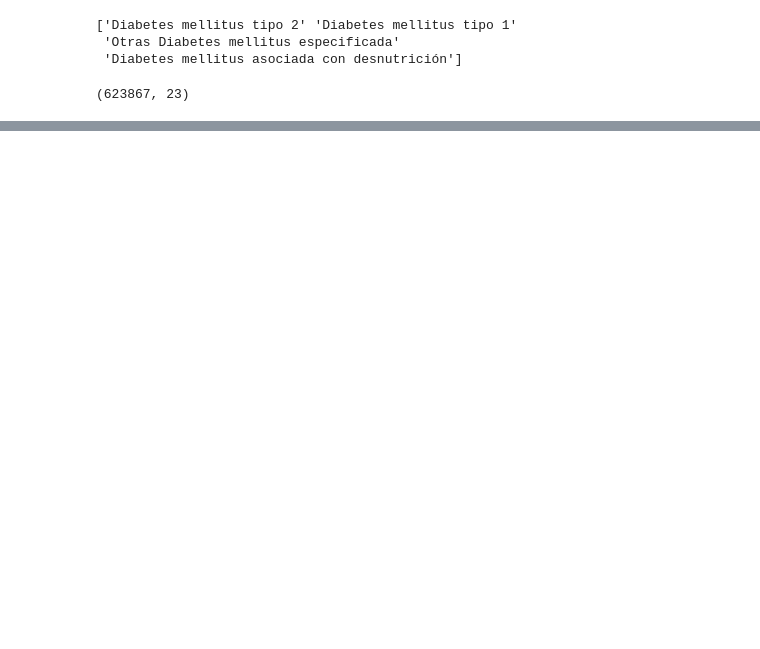
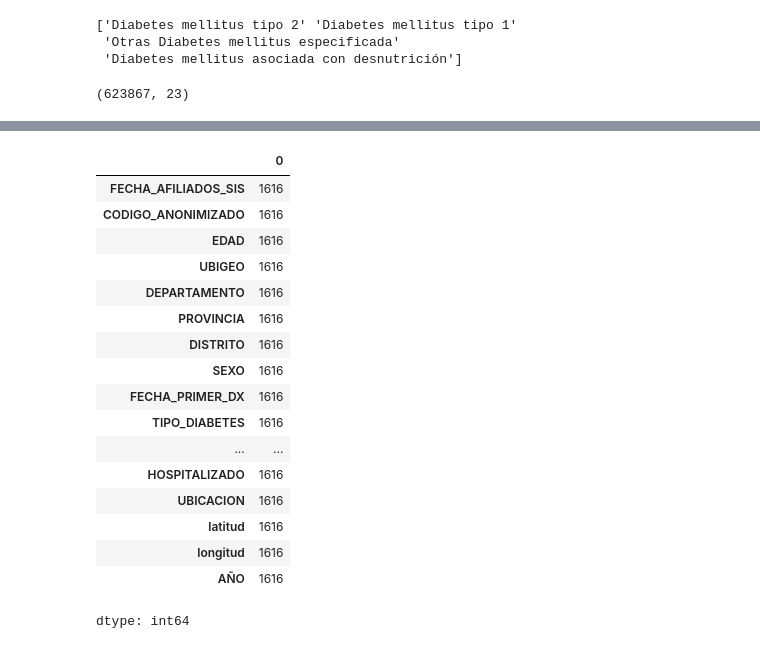
Before and after one commit to Sergius-DS/elecciOn_datasets, a Jupyter notebook: data_diabetes_Lat_Longitud.ipynb, the cells around one changed output, grey strips where cells are left out. Saved outputs shown, nothing was run; the diff lists cells and outputs as text; code cells hidden in the pictures; blank space fills up the shorter version.

```diff
--- a/data_diabetes_Lat_Longitud.ipynb
+++ b/data_diabetes_Lat_Longitud.ipynb
@@ -351,0 +401,21 @@ df_limpio.shape
+# %%
+df_limpio[(df_limpio['VALOR_NETO'] > 0) & (df_limpio['VALOR_NETO'] < 1)].count()
+# %% [output]
+|  | 0 |
+| FECHA_AFILIADOS_SIS | 1616 |
+| CODIGO_ANONIMIZADO | 1616 |
+| EDAD | 1616 |
+| UBIGEO | 1616 |
+| DEPARTAMENTO | 1616 |
+| PROVINCIA | 1616 |
+| DISTRITO | 1616 |
+| SEXO | 1616 |
+| FECHA_PRIMER_DX | 1616 |
+| TIPO_DIABETES | 1616 |
+| ... | ... |
+| HOSPITALIZADO | 1616 |
+| UBICACION | 1616 |
+| latitud | 1616 |
+| longitud | 1616 |
+| AÑO | 1616 |
+dtype: int64
```
Also changed, not shown: parts of 19 cells of this notebook.
